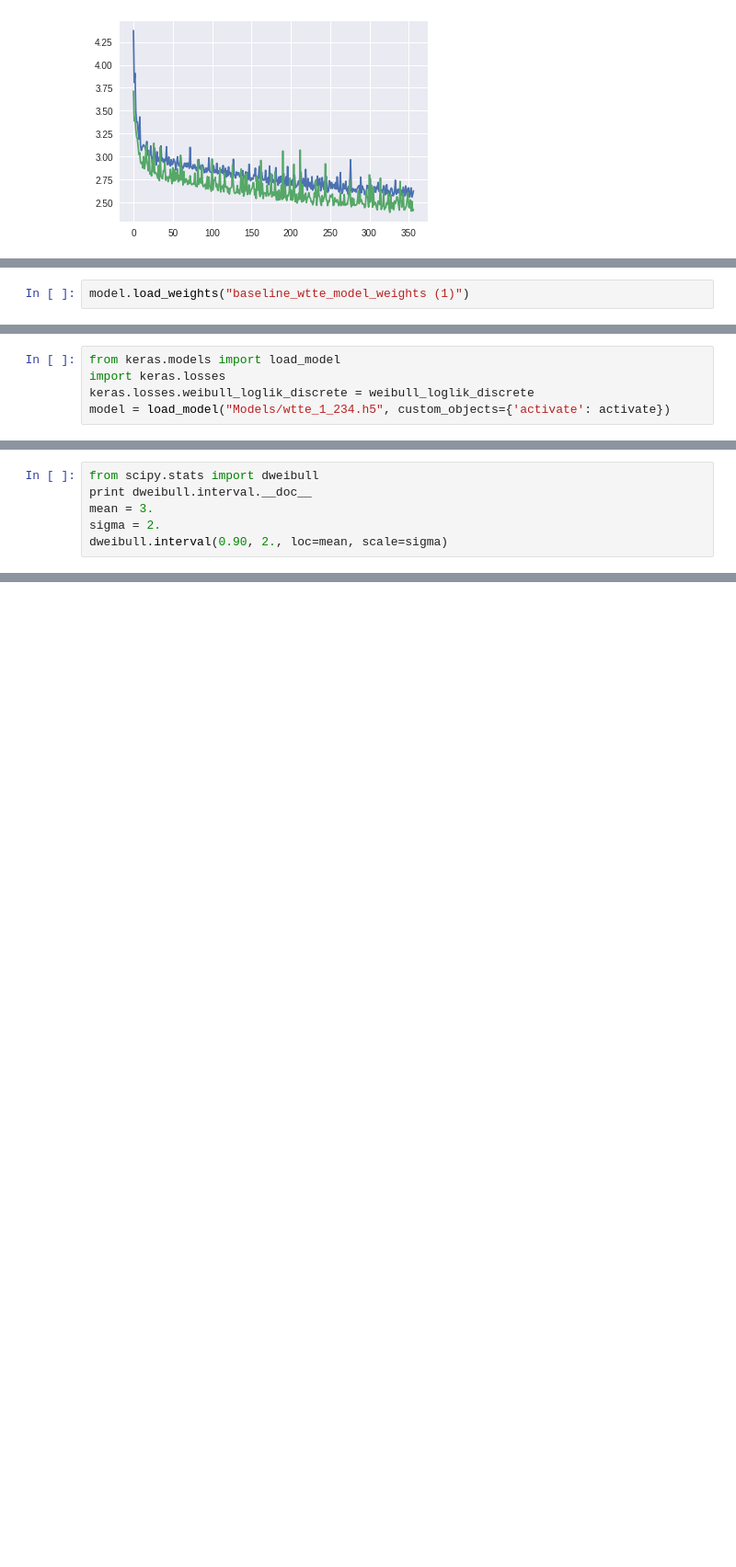
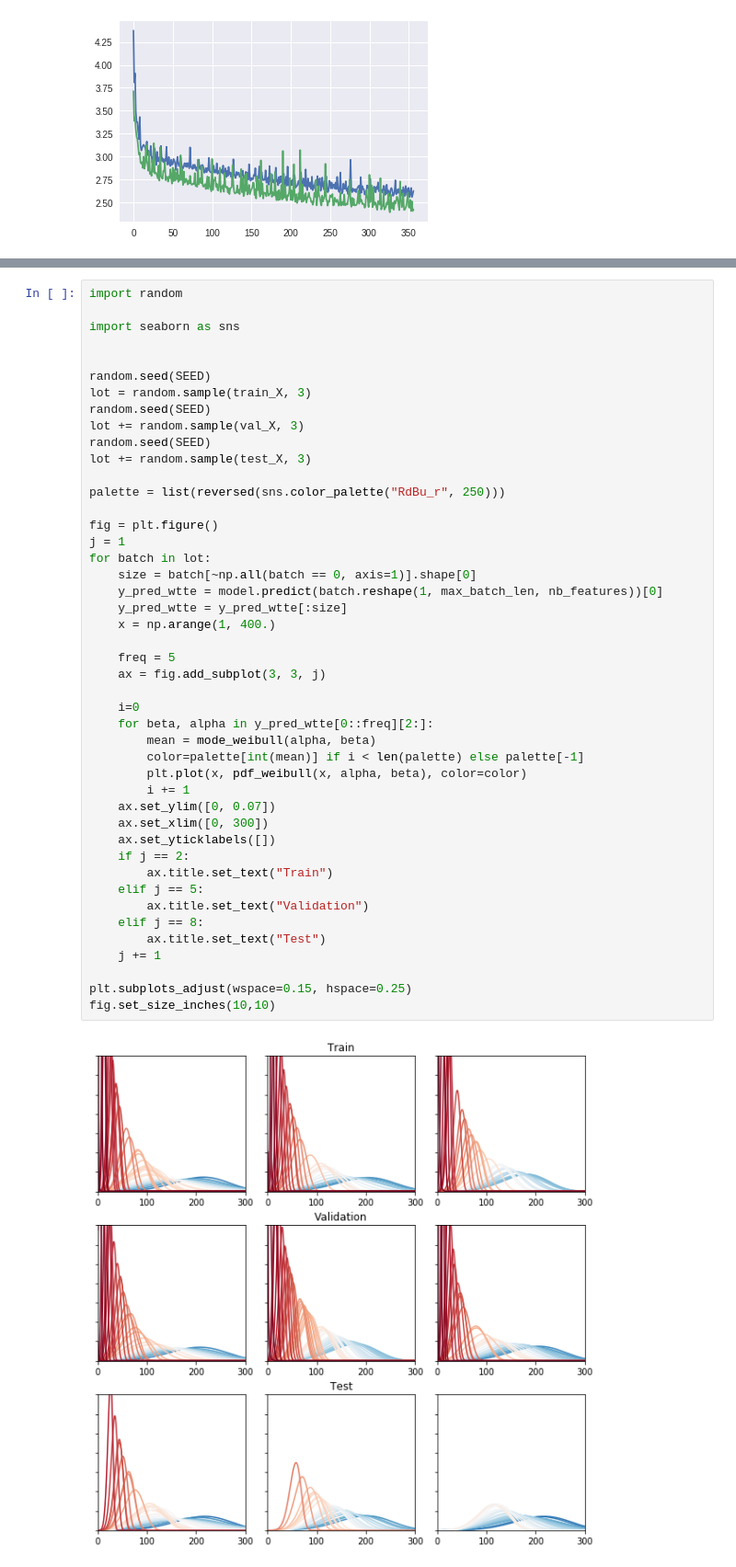
Before and after one commit to Manelmc/rnn-time-to-event, a Jupyter notebook: Turbofan Engine/predictive-maintenance-turbofan-engine.ipynb, the cells around one changed output, grey strips where cells are left out. Shown at 92% size. Cells and saved outputs as stored; diff of their text form; blank space fills up the shorter version.

```diff
--- a/Turbofan Engine/predictive-maintenance-turbofan-engine.ipynb
+++ b/Turbofan Engine/predictive-maintenance-turbofan-engine.ipynb
@@ -538,2 +500,0 @@ baseline_wtte_model_weights (1)  sample_data
-# %%
-model.load_weights("baseline_wtte_model_weights (1)")
@@ -833,5 +500,0 @@ rnn_1_59.h5         wtte_1_234.h5
-# %%
-from keras.models import load_model
-import keras.losses
-keras.losses.weibull_loglik_discrete = weibull_loglik_discrete
-model = load_model("Models/wtte_1_234.h5", custom_objects={'activate': activate})
@@ -1069,6 +500,0 @@ K.eval(r2_wtte_keras(train_Y_wtte, K.variable(hey)))
-# %%
-from scipy.stats import dweibull
-print dweibull.interval.__doc__
-mean = 3.
-sigma = 2.
-dweibull.interval(0.90, 2., loc=mean, scale=sigma)
@@ -1438,0 +607,47 @@ R^2: 0.82013045479
+# %%
+import random
+
+import seaborn as sns
+
+
+random.seed(SEED)
+lot = random.sample(train_X, 3)
+random.seed(SEED)
+lot += random.sample(val_X, 3)
+random.seed(SEED)
+lot += random.sample(test_X, 3)
+
+palette = list(reversed(sns.color_palette("RdBu_r", 250)))
+
+fig = plt.figure()
+j = 1
+for batch in lot:
+    size = batch[~np.all(batch == 0, axis=1)].shape[0]
+    y_pred_wtte = model.predict(batch.reshape(1, max_batch_len, nb_features))[0]
+    y_pred_wtte = y_pred_wtte[:size]
+    x = np.arange(1, 400.)
+
+    freq = 5
+    ax = fig.add_subplot(3, 3, j)
+
+    i=0
+    for beta, alpha in y_pred_wtte[0::freq][2:]:
+        mean = mode_weibull(alpha, beta)
+        color=palette[int(mean)] if i < len(palette) else palette[-1]
+        plt.plot(x, pdf_weibull(x, alpha, beta), color=color)
+        i += 1
+    ax.set_ylim([0, 0.07])
+    ax.set_xlim([0, 300])
+    ax.set_yticklabels([])
+    if j == 2:
+        ax.title.set_text("Train")
+    elif j == 5:
+        ax.title.set_text("Validation")
+    elif j == 8:
+        ax.title.set_text("Test")
+    j += 1
+
+plt.subplots_adjust(wspace=0.15, hspace=0.25)
+fig.set_size_inches(10,10)
+# %% [output]
+[figure, added]
```
Also changed, not shown: parts of 93 cells of this notebook, 17 other files.
